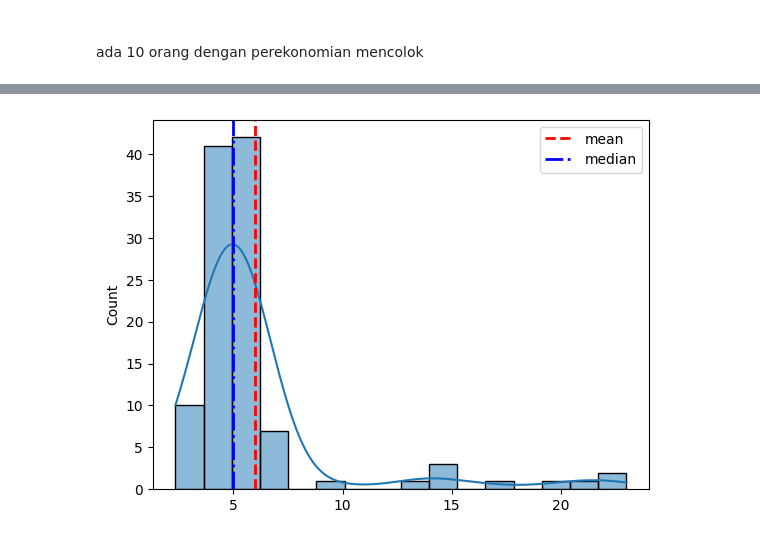
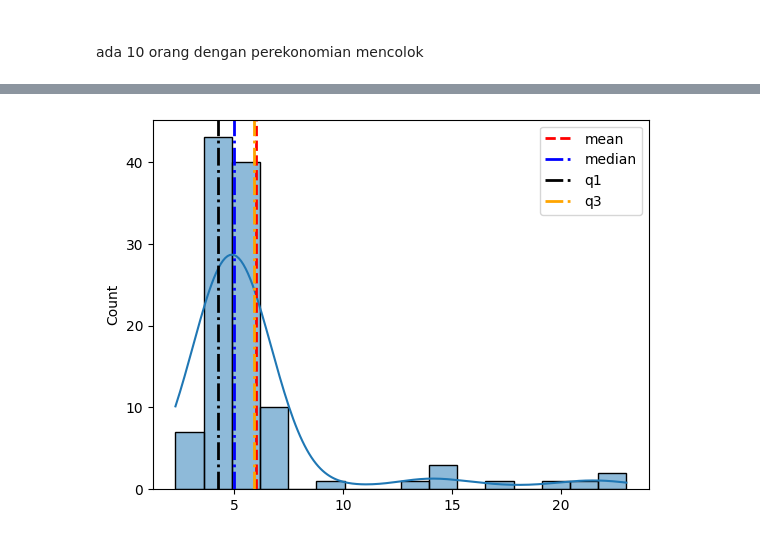
Before and after one commit to anggarisaputra23/assignmentop, a Jupyter notebook: UT.ipynb, the cells around one changed output, grey strips where cells are left out. Saved outputs shown, nothing was run; the diff lists cells and outputs as text; code cells hidden in the pictures.

```diff
--- a/UT.ipynb
+++ b/UT.ipynb
@@ -95,5 +97,5 @@ plt.show()
 ####
 ada 10 orang dengan perekonomian mencolok
 # %%
-rand=np.append(rand,[10,13,15,17,14,23,21,22,20,14])
+randex=np.append(rand,[10,13,15,17,14,23,21,22,20,14])
 # %%
@@ -116,16 +118,16 @@ print(df)
 # %%
 #ukuran pemusatan
-rand_meanex=np.mean(rand)
-rand_medianex=np.median(rand)
-rand_modeex=statistics.mode(rand)
-q1ex=stats.scoreatpercentile(rand, 25)
-q2ex=stats.scoreatpercentile(rand, 25)
-q3ex=stats.scoreatpercentile(rand, 25)
+rand_meanex=np.mean(randex)
+rand_medianex=np.median(randex)
+rand_modeex=statistics.mode(randex)
+q1ex=stats.scoreatpercentile(randex, 25)
+q2ex=stats.scoreatpercentile(randex, 50)
+q3ex=stats.scoreatpercentile(randex, 75)
 
 #ukuran penyebaran
-rangeex=max(rand)-min(rand)
-variansex=np.var(rand)
-std_devex=np.std(rand)
+rangeex=max(randex)-min(randex)
+variansex=np.var(randex)
+std_devex=np.std(randex)
 koefisien_variansex=(std_devex/rand_meanex)*100
 # %%
 print("berikut ukuran pemusatan dari data")
@@ -157,8 +159,10 @@ koefisien varians = 62.97%
 # %%
-sns.histplot(data=rand, bins=bins, kde=True)
+sns.histplot(data=randex, bins=bins, kde=True)
 plt.axvline(x=rand_meanex, color='red', linestyle='--', label='mean', linewidth=2)
 plt.axvline(x=rand_medianex, color='blue', linestyle='dashdot', label='median', linewidth=2)
+plt.axvline(x=q1ex, color='black', linestyle='dashdot', label='q1', linewidth=2)
+plt.axvline(x=q3ex, color='orange', linestyle='dashdot', label='q3', linewidth=2)
 plt.legend()
 plt.show()
 # %% [output]
-[figure, old version]
+[figure, new version]
```
Also changed, not shown: parts of 6 cells of this notebook.
